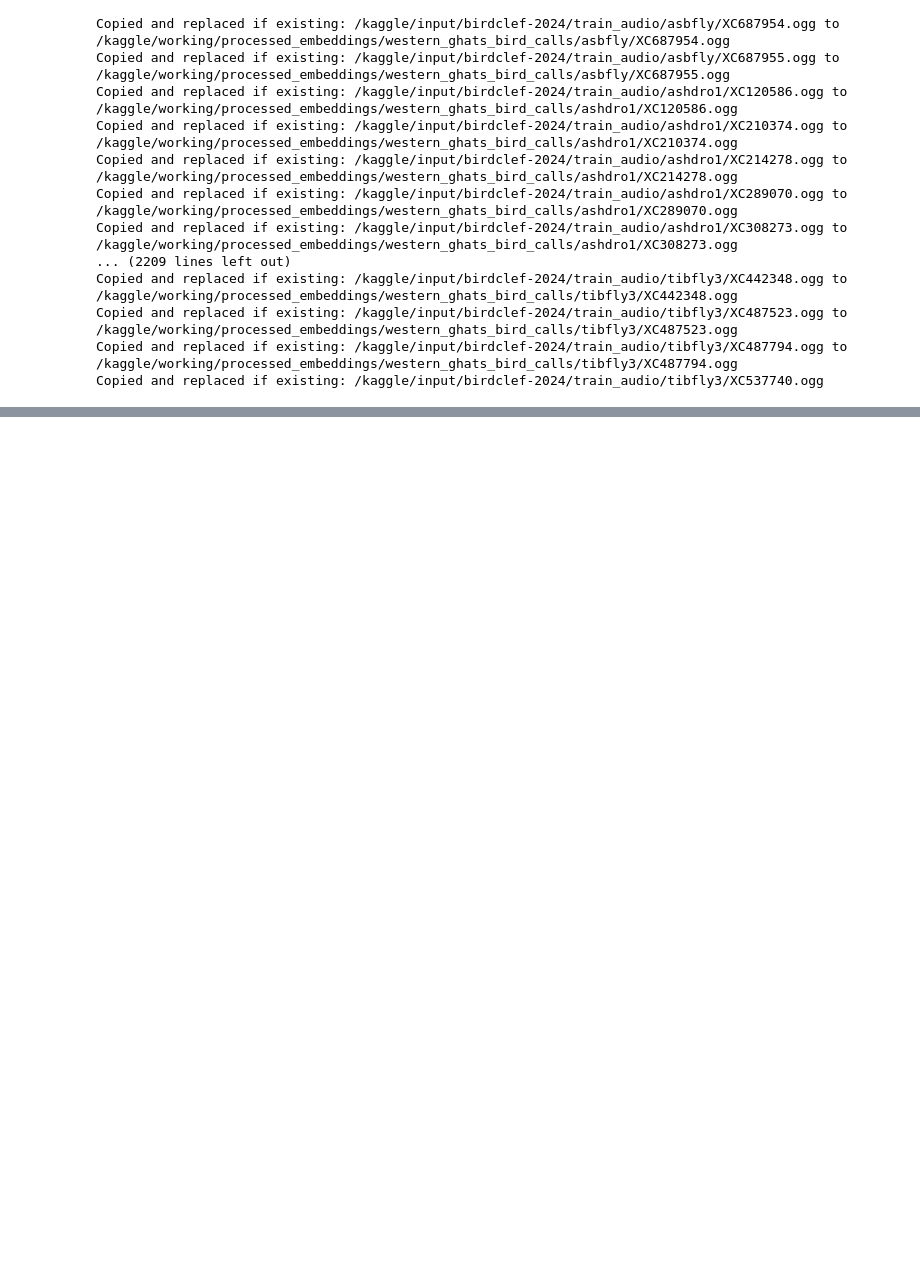
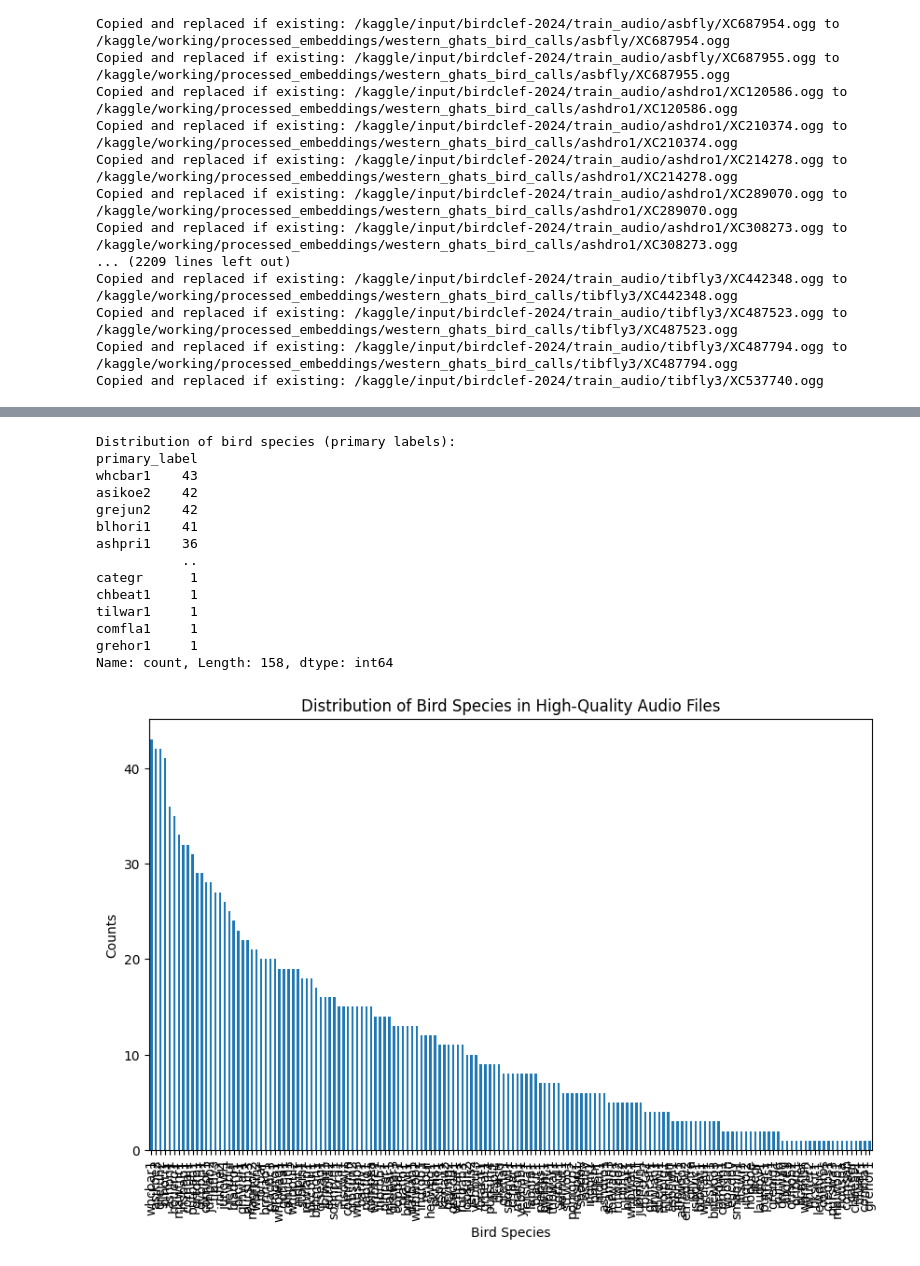
Before and after one commit to jkranyak/birdscompetitionkaggle, a Jupyter notebook: notebooka3489e63aa.ipynb, the cells around one changed output, grey strips where cells are left out. Saved outputs shown, nothing was run; the diff lists cells and outputs as text; code cells hidden in the pictures; blank space fills up the shorter version.

```diff
--- a/notebooka3489e63aa.ipynb
+++ b/notebooka3489e63aa.ipynb
@@ -418,0 +613,38 @@ Copied and replaced if existing: /kaggle/input/birdclef-2024/train_audio/tibfly3
+# %%
+import pandas as pd
+import matplotlib.pyplot as plt
+
+# Assuming the filtered metadata was saved correctly
+filtered_metadata_path = '/kaggle/working/high_quality_western_ghats_birds.csv'
+
+# Load filtered high-quality metadata
+filtered_metadata = pd.read_csv(filtered_metadata_path)
+
+# Display the distribution of primary labels
+label_counts = filtered_metadata['primary_label'].value_counts()
+print("Distribution of bird species (primary labels):")
+print(label_counts)
+
+# Plotting the distribution
+plt.figure(figsize=(10, 6))
+label_counts.plot(kind='bar')
+plt.title('Distribution of Bird Species in High-Quality Audio Files')
+plt.xlabel('Bird Species')
+plt.ylabel('Counts')
+plt.show()
+# %% [output]
+Distribution of bird species (primary labels):
+primary_label
+whcbar1    43
+asikoe2    42
+grejun2    42
+blhori1    41
+ashpri1    36
+           ..
+categr      1
+chbeat1     1
+tilwar1     1
+comfla1     1
+grehor1     1
+Name: count, Length: 158, dtype: int64
+[figure, added]
```
Also changed, not shown: parts of 4 cells of this notebook.
